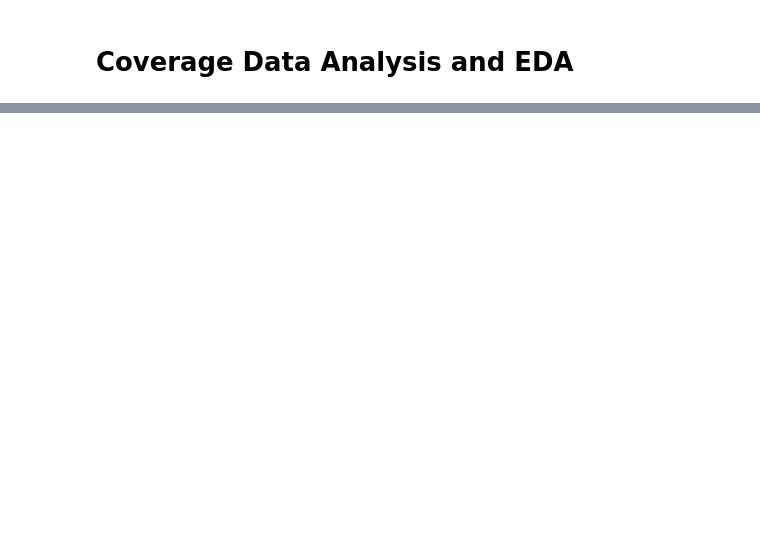
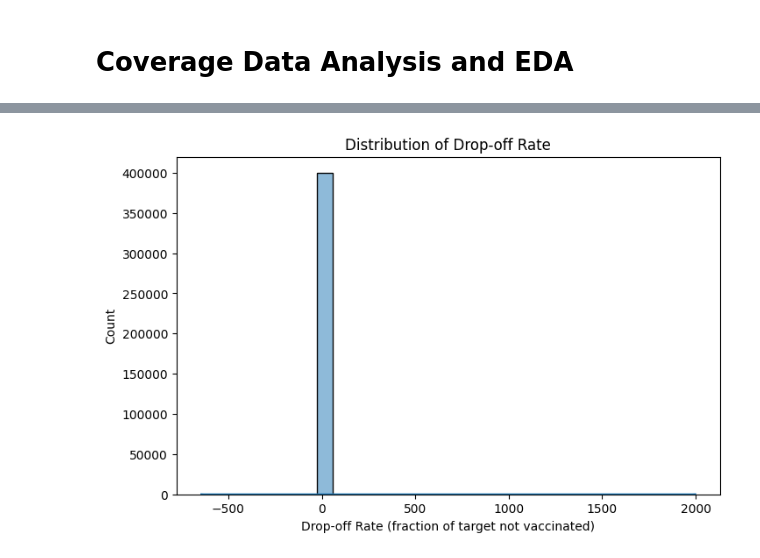
Before and after one commit to Sumit-Prasad01/Vaccination-Data-Analysis-and-Visualization, a Jupyter notebook: notebooks/Coverage_Data_EDA.ipynb, the cells around one changed output, grey strips where cells are left out. Cells and saved outputs as stored; diff of their text form; code cells hidden in the pictures; blank space fills up the shorter version.

```diff
--- a/notebooks/Coverage_Data_EDA.ipynb
+++ b/notebooks/Coverage_Data_EDA.ipynb
@@ -43,0 +121,15 @@ dtype: int64
+# %%
+df['drop_off_rate'] = df.apply(
+    lambda row : (row['target_number'] - row['doses']) / row['target_number']
+    if row['target_number'] > 0 else 0, axis = 1
+)
+# %%
+plt.figure(figsize=(8,5))
+sns.histplot(df['drop_off_rate'], bins=30, kde=True)
+plt.title("Distribution of Drop-off Rate")
+plt.xlabel("Drop-off Rate (fraction of target not vaccinated)")
+plt.ylabel("Count")
+plt.savefig('../output/Coverage_Data/Distribution of Drop-off Rate.png')
+plt.show()
+# %% [output]
+[figure, added]
```
Also changed, not shown: parts of 25 cells of this notebook, 7 other files.
